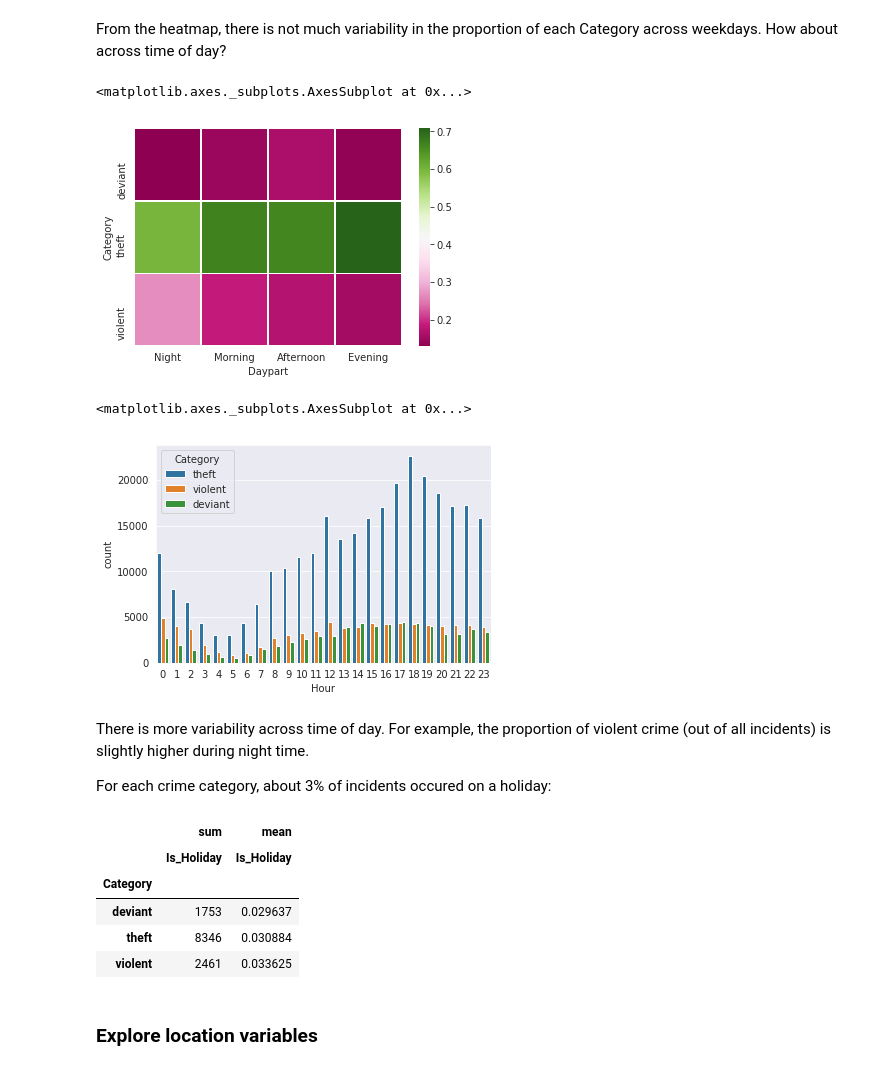
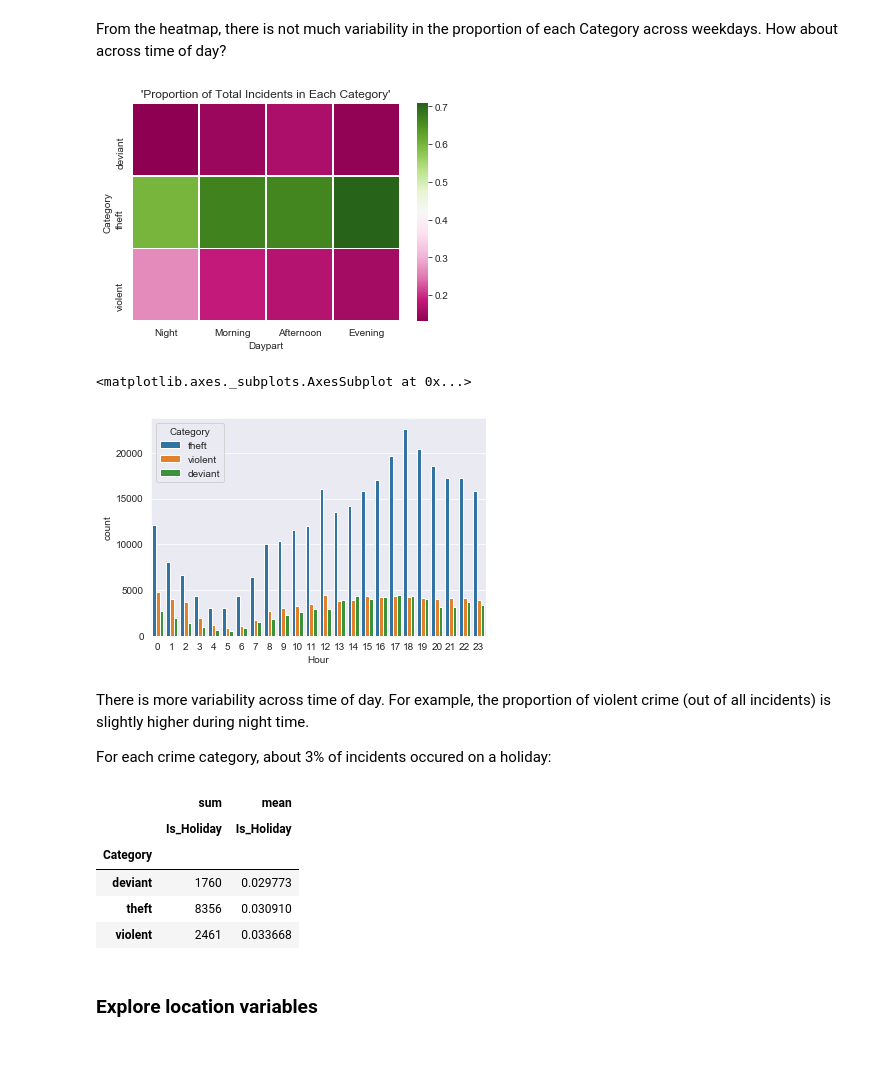
Before and after one commit to yihanw91/sf-crime, a Jupyter notebook: crime.ipynb, the cells around one changed output. Cells and saved outputs as stored; diff of their text form; code cells hidden in the pictures.

```diff
--- a/crime.ipynb
+++ b/crime.ipynb
@@ -72,3 +74,5 @@ Y               0
+# %%
+crime = crime[(crime.Y<38) & (crime.X<-122)]
 # %%
 print(f"{'# of crime categories:':>15} {crime.Category.unique().size}")
 # %% [output]
@@ -251,19 +256,18 @@ From the heatmap, there is not much variability in the proportion of each Catego
 # %%
 daypart_type = train.groupby(['Daypart', 'Category']).size().reset_index()
 daypart_type.columns = ['Daypart', 'Category', 'Count']
 daypart_type = daypart_type.pivot(index='Category', columns='Daypart',
                                   values='Count')
 daypart_type = daypart_type.div(daypart_type.sum(axis=0), axis=1)
-sns.heatmap(daypart_type, linewidths=.5, cmap="PiYG")
+daypart_heat = sns.heatmap(daypart_type, linewidths=.5, cmap="PiYG").set_title("'Proportion of Total Incidents in Each Category'")
 # %% [output]
-<matplotlib.axes._subplots.AxesSubplot at 0x...>
-[figure, old version]
+[figure, new version]
 # %%
 sns.countplot(x="Hour", hue="Category", data=crime_clean)
 # this might help intuitively?
 # %% [output]
 <matplotlib.axes._subplots.AxesSubplot at 0x...>
-[figure, old version]
+[figure, new version]
 # %% [markdown]
 There is more variability across time of day. For example, the proportion of violent crime (out of all incidents) is slightly higher during night time.
 
@@ -275,9 +279,9 @@ train.pivot_table(values='Is_Holiday', index='Category',
 |  | sum | mean |
 |  | Is_Holiday | Is_Holiday |
 | Category |  |  |
-| deviant | 1753 | 0.029637 |
-| theft | 8346 | 0.030884 |
-| violent | 2461 | 0.033625 |
+| deviant | 1760 | 0.029773 |
+| theft | 8356 | 0.030910 |
+| violent | 2461 | 0.033668 |
 # %% [markdown]
 ### Explore location variables
 # %% [markdown]
```
Also changed, not shown: parts of 29 cells of this notebook.
